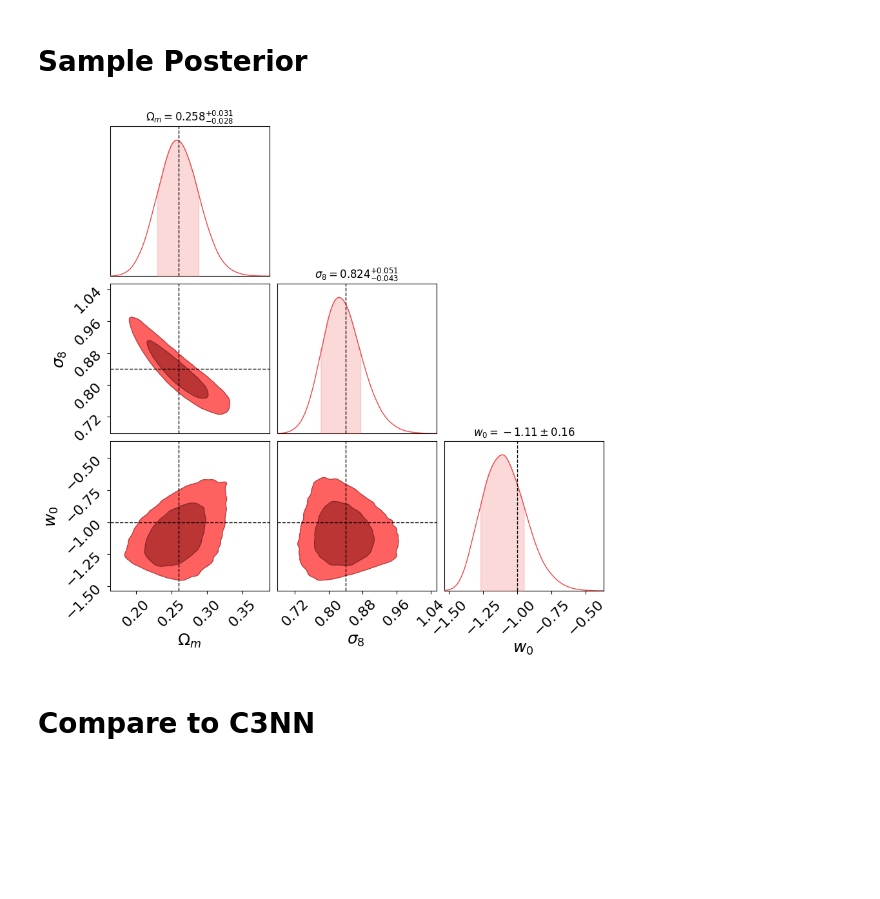
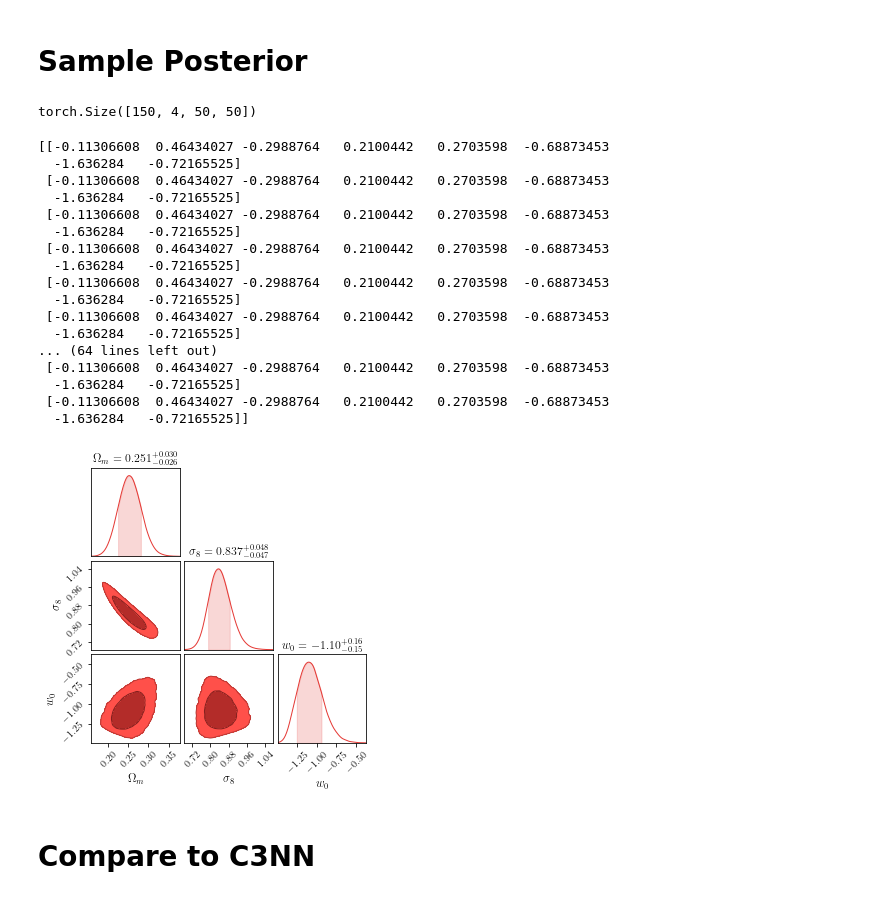
Before and after one commit to lgong6g/C3NN_inference, a Jupyter notebook: 2PCF_comparison.ipynb, the cells around one changed output. Cells and saved outputs as stored; diff of their text form; code cells hidden in the pictures; blank space fills up the shorter version.

```diff
--- a/2PCF_comparison.ipynb
+++ b/2PCF_comparison.ipynb
@@ -175,0 +175,4 @@ DANGER!!!! No more deepycopy after training!!!
+# %%
+testing_data.shape
+# %% [output]
+torch.Size([150, 4, 50, 50])
@@ -176,38 +183,62 @@ DANGER!!!! No more deepycopy after training!!!
+# %%
+compressed_2pt = np.load('./data/compressed_2pt.npy')
+reshaped = np.repeat(compressed_2pt,50,axis=0).reshape((1250,50,8))
+# %% [output]
+[[-0.11306608  0.46434027 -0.2988764   0.2100442   0.2703598  -0.68873453
+  -1.636284   -0.72165525]
+ [-0.11306608  0.46434027 -0.2988764   0.2100442   0.2703598  -0.68873453
+  -1.636284   -0.72165525]
+ [-0.11306608  0.46434027 -0.2988764   0.2100442   0.2703598  -0.68873453
+  -1.636284   -0.72165525]
+ [-0.11306608  0.46434027 -0.2988764   0.2100442   0.2703598  -0.68873453
+  -1.636284   -0.72165525]
+ [-0.11306608  0.46434027 -0.2988764   0.2100442   0.2703598  -0.68873453
+  -1.636284   -0.72165525]
+ [-0.11306608  0.46434027 -0.2988764   0.2100442   0.2703598  -0.68873453
+  -1.636284   -0.72165525]
+... (64 lines left out)
+ [-0.11306608  0.46434027 -0.2988764   0.2100442   0.2703598  -0.68873453
+  -1.636284   -0.72165525]
+ [-0.11306608  0.46434027 -0.2988764   0.2100442   0.2703598  -0.68873453
+  -1.636284   -0.72165525]]
 # %%
 # Load test data
 x_test = torch.tensor(np.load("./data/2PCF_fiducial_idx0.npy").flatten(), dtype=torch.float32, device=device)
 y_test = np.array([.26, .84, -1.])
 
 # Sample posterior
 samples = posterior.sample((100000,), x=x_test).cpu().numpy()
 samples = remove_invalid_points(samples)
-np.save("./data/25latent_2PCF_samples.npy", samples)
+#np.save("./data/25latent_2PCF_samples.npy", samples)
 
 c = ChainConsumer()
 
 # Create DataFrame for posterior samples
 post_df = pd.DataFrame(samples, columns=param_names_latex)
 
 # Create dictionary of truth values
 truth_dict = dict(zip(param_names_latex, y_test))
 
 # Add chain & truth to ChainConsumer
-c.add_chain(Chain(samples=post_df, name="2PCF", color='r', sigmas=[0,1,2]))
-c.add_truth(Truth(location=truth_dict))
+c.add_chain(post_df, name="2PCF", color='r')#, sigmas=[0,1,2])
+#c.add_truth(Truth(location=truth_dict))
+
 
 # Set plot configuration
+'''
 c.set_plot_config(
     PlotConfig(
         contour_label_font_size=36,
         label_font_size=18,
         tick_font_size=16,
         #watermark="Preliminary",
     )
 )
+'''
 
 fig = c.plotter.plot()
 # %% [output]
-[figure, old version]
+[figure, new version]
 # %% [markdown]
 # Compare to C3NN
 # %%
```
Also changed, not shown: parts of 5 cells of this notebook, 7 other files.
